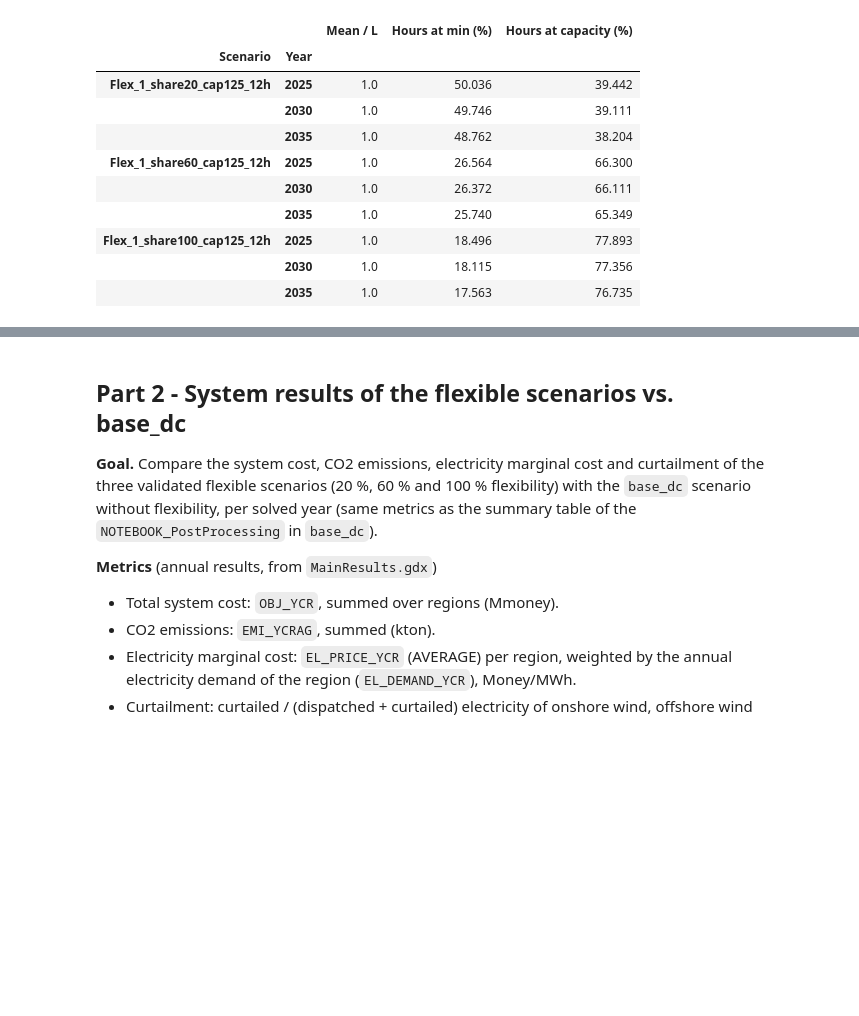
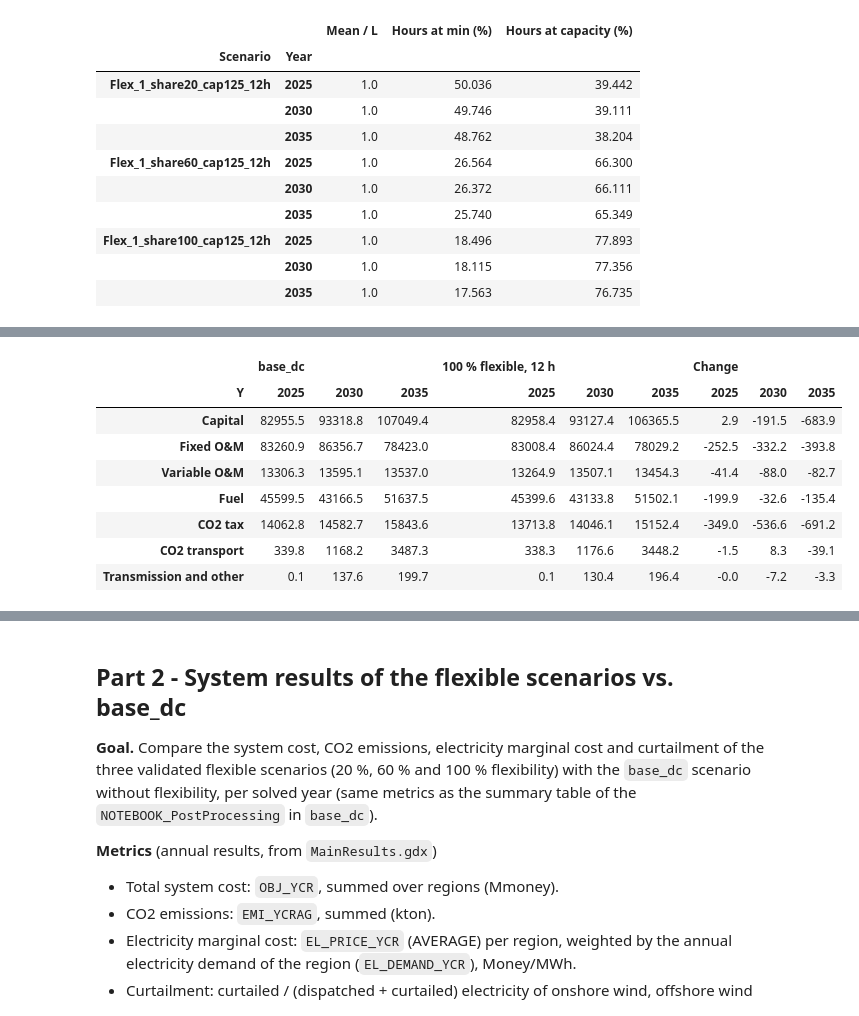
Before and after one commit to giuliadad/Balmorel, a Jupyter notebook: NOTEBOOK_Flexibility.ipynb, the cells around one changed output, grey strips where cells are left out. Saved outputs shown, nothing was run; the diff lists cells and outputs as text; code cells hidden in the pictures; blank space fills up the shorter version.

```diff
--- a/NOTEBOOK_Flexibility.ipynb
+++ b/NOTEBOOK_Flexibility.ipynb
@@ -190,0 +213,80 @@ pd.DataFrame(rows).set_index(["Scenario", "Year"]).round(3)
+# %%
+import matplotlib.pyplot as plt
+import numpy as np
+import pandas as pd
+import gams.transfer as gt
+from pathlib import Path
+
+# ---- settings ---------------------------------------------------------------
+ROOT = next(p for p in [Path.cwd(), *Path.cwd().parents] if (p / "base" / "data").is_dir())
+COST_BASE = ("base_dc", "base_dc", "MainResults_fullweek.gdx")                          # (label, folder, results file)
+COST_FLEX = ("100 % flexible, 12 h", "Flex_1_share100_cap125_12h", "MainResults.gdx")
+COST_YEARS = ["2025", "2030", "2035"]
+COST_YEAR = "2035"                                                                       # year of the charts
+COST_COMPONENTS = {"GENERATION_CAPITAL_COSTS": "Capital", "GENERATION_FIXED_COSTS": "Fixed O&M", "GENERATION_OPERATIONAL_COSTS": "Variable O&M",
+                   "GENERATION_FUEL_COSTS": "Fuel", "GENERATION_CO2_TAX": "CO2 tax", "GENERATION_CO2_TRANSPORT": "CO2 transport"}
+COST_OTHER = "Transmission and other"
+COST_TOP = 8                                                                             # technology groups drawn per component
+COST_OIL_COAL = ["LIGHTOIL", "FUELOIL", "COAL", "LIGNITE"]
+
+
+def cost_group(tech, fuel, gen):
+    """(technology group, flexible demand / storage?) of one row of ECO_G_YCRAG."""
+    if tech == "ELECT-TO-HEAT":
+        return ("Heat pumps" if "HP_ELEC" in gen else "Electric boilers" if "BO_ELEC" in gen else "Industrial electric heating" if "IND-DF" in gen else "Other electric heating"), True
+    if tech == "ELECTROLYZER":
+        return "Electrolysers", True
+    if tech.endswith("STORAGE"):
+        return {"H2-STORAGE": "Hydrogen storage", "INTRASEASONAL-ELECT-STORAGE": "Electricity storage"}.get(tech, "Heat storage"), True
+    if tech.startswith("CHP"):
+        return ("Gas CHP" if fuel == "NATGAS" else "Biomass, waste and other CHP"), False
+    if tech == "CONDENSING":
+        return ("Gas condensing" if fuel == "NATGAS" else "Nuclear" if fuel == "NUCLEAR" else "Other condensing (biomass, waste)"), False
+    if tech == "BOILERS":
+        return ("Gas boilers" if fuel == "NATGAS" else "Oil and coal boilers" if fuel in COST_OIL_COAL else "Biomass, waste and other boilers"), False
+    return {"STEAMREFORMING": "Steam reforming (natural gas)", "WIND-ON": "Wind onshore", "WIND-OFF": "Wind offshore", "SOLAR-PV": "Solar PV",
+            "SOLAR-HEATING": "Solar heating", "FUELCELL": "Fuel cells"}.get(tech, "Hydro" if tech.startswith("HYDRO") else "Other"), False
+
+
+def read_costs(folder, file):
+    """System cost per (component, year) from OBJ_YCR and the cost per (component, technology group, flexible?, year) from ECO_G_YCRAG, in Mmoney."""
+    c = gt.Container()
+    c.read(str(ROOT / folder / "model" / file), symbols=["OBJ_YCR", "ECO_G_YCRAG"])
+    o = c["OBJ_YCR"].records
+    o = o.assign(Y=o["Y"].astype(str), SUBCATEGORY=o["SUBCATEGORY"].astype(str))
+    o = o[o["Y"].isin(COST_YEARS)]
+    system = o.groupby(["SUBCATEGORY", "Y"])["value"].sum().unstack("Y").reindex(columns=COST_YEARS).fillna(0)
+    system = system.reindex(list(COST_COMPONENTS)).fillna(0)
+    system.loc[COST_OTHER] = o.groupby("Y")["value"].sum().reindex(COST_YEARS) - system.sum()           # the rest of the objective, not attributed to a generator
+    e = c["ECO_G_YCRAG"].records
+    e = e.assign(**{col: e[col].astype(str) for col in ("Y", "CATEGORY", "SUBCATEGORY", "TECH_TYPE", "FFF", "G")})
+    e = e[e["Y"].isin(COST_YEARS) & e["CATEGORY"].eq("COSTS") & e["SUBCATEGORY"].isin(COST_COMPONENTS)]
+    keys = [cost_group(*k) for k in zip(e["TECH_TYPE"], e["FFF"], e["G"])]
+    e = e.assign(Group=[k[0] for k in keys], Flex=[k[1] for k in keys])
+    by_tech = e.groupby(["SUBCATEGORY", "Group", "Flex", "Y"], observed=True)["value"].sum().unstack("Y").reindex(columns=COST_YEARS).fillna(0)
+    return system, by_tech
+
+
+sys_base, tech_base = read_costs(COST_BASE[1], COST_BASE[2])
+sys_flex, tech_flex = read_costs(COST_FLEX[1], COST_FLEX[2])
+sys_change = sys_flex - sys_base
+tech_change = tech_flex.sub(tech_base, fill_value=0).fillna(0)
+
+# total system cost per year (Mmoney)
+cost_total = pd.DataFrame({y: {"base": sys_base[y].sum(), "flex": sys_flex[y].sum()} for y in COST_YEARS}).T
+cost_total["Change (Mmoney)"] = cost_total["flex"] - cost_total["base"]
+cost_total["Change (%)"] = 100 * cost_total["Change (Mmoney)"] / cost_total["base"]
+print("Total system cost (Mmoney)")
+display(cost_total.rename(columns={"base": COST_BASE[0], "flex": COST_FLEX[0]}).round(1))
+
+# reconciliation of the technology attribution (ECO_G_YCRAG) with the objective (OBJ_YCR), change in Mmoney
+recon = pd.DataFrame({"OBJ_YCR": sys_change.loc[list(COST_COMPONENTS), COST_YEAR],
+                      "ECO_G_YCRAG (sum of the technology groups)": tech_change[COST_YEAR].groupby(level="SUBCATEGORY").sum().reindex(list(COST_COMPONENTS))})
+recon.index = [COST_COMPONENTS[i] for i in recon.index]
+print(f"{COST_YEAR}: change in the cost components, flexible minus base_dc (Mmoney)")
+display(recon.round(1))
+print("System cost components, all years (Mmoney)")
+cost_table = sys_base.copy()
+cost_table.index = [COST_COMPONENTS.get(i, i) for i in cost_table.index]
+pd.concat({COST_BASE[0]: cost_table, COST_FLEX[0]: sys_flex.set_axis(cost_table.index), "Change": sys_change.set_axis(cost_table.index)}, axis=1).round(1)
+# %% [output]
@@ -190,0 +307,9 @@ pd.DataFrame(rows).set_index(["Scenario", "Year"]).round(3)
+|  | base_dc |  |  | 100 % flexible, 12 h |  |  | Change |  |  |
+| Y | 2025 | 2030 | 2035 | 2025 | 2030 | 2035 | 2025 | 2030 | 2035 |
+| Capital | 82955.5 | 93318.8 | 107049.4 | 82958.4 | 93127.4 | 106365.5 | 2.9 | -191.5 | -683.9 |
+| Fixed O&M | 83260.9 | 86356.7 | 78423.0 | 83008.4 | 86024.4 | 78029.2 | -252.5 | -332.2 | -393.8 |
+| Variable O&M | 13306.3 | 13595.1 | 13537.0 | 13264.9 | 13507.1 | 13454.3 | -41.4 | -88.0 | -82.7 |
+| Fuel | 45599.5 | 43166.5 | 51637.5 | 45399.6 | 43133.8 | 51502.1 | -199.9 | -32.6 | -135.4 |
+| CO2 tax | 14062.8 | 14582.7 | 15843.6 | 13713.8 | 14046.1 | 15152.4 | -349.0 | -536.6 | -691.2 |
+| CO2 transport | 339.8 | 1168.2 | 3487.3 | 338.3 | 1176.6 | 3448.2 | -1.5 | 8.3 | -39.1 |
+| Transmission and other | 0.1 | 137.6 | 199.7 | 0.1 | 130.4 | 196.4 | -0.0 | -7.2 | -3.3 |
```
Also changed, not shown: parts of 30 cells of this notebook, 9 other files.
